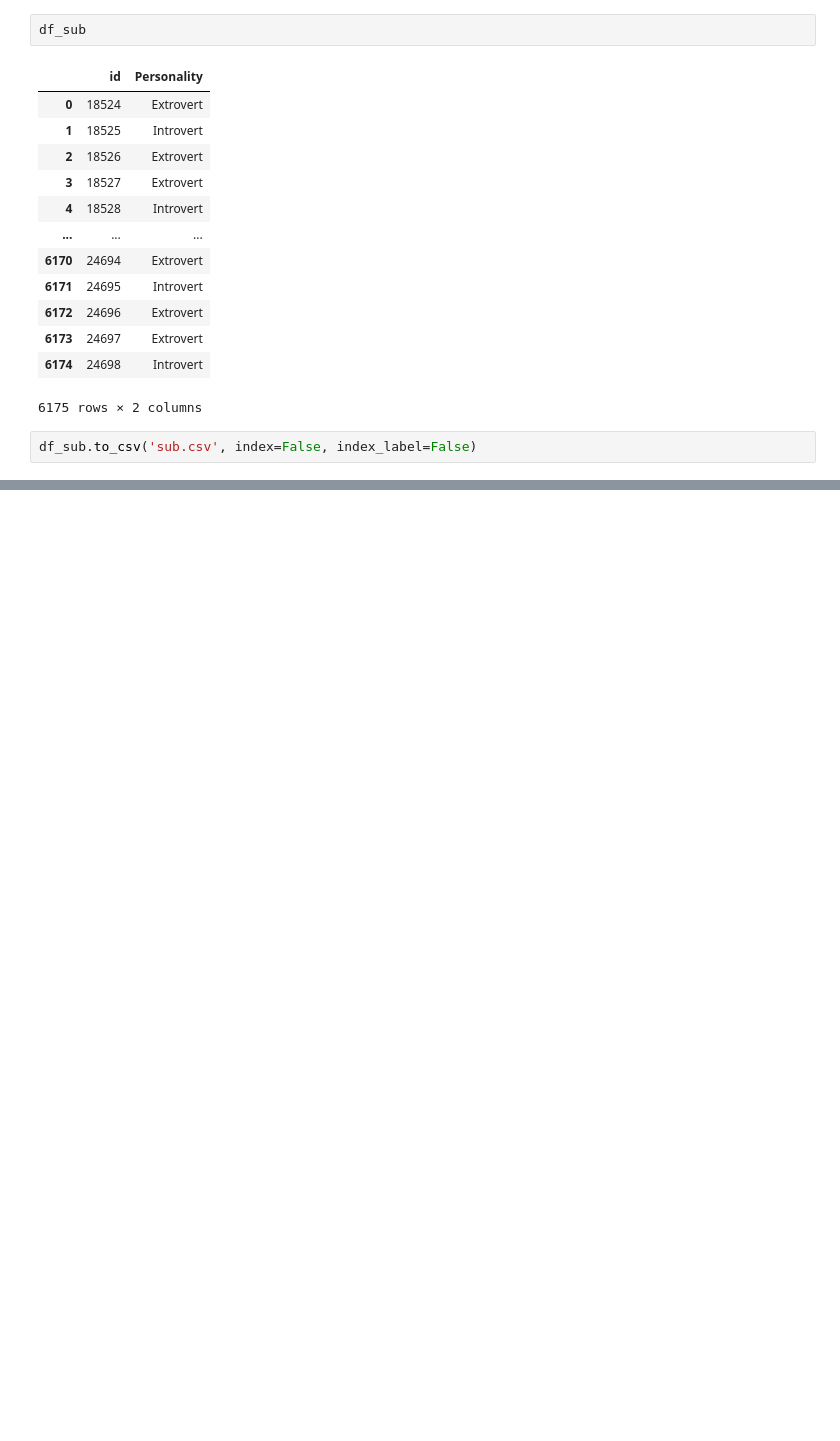
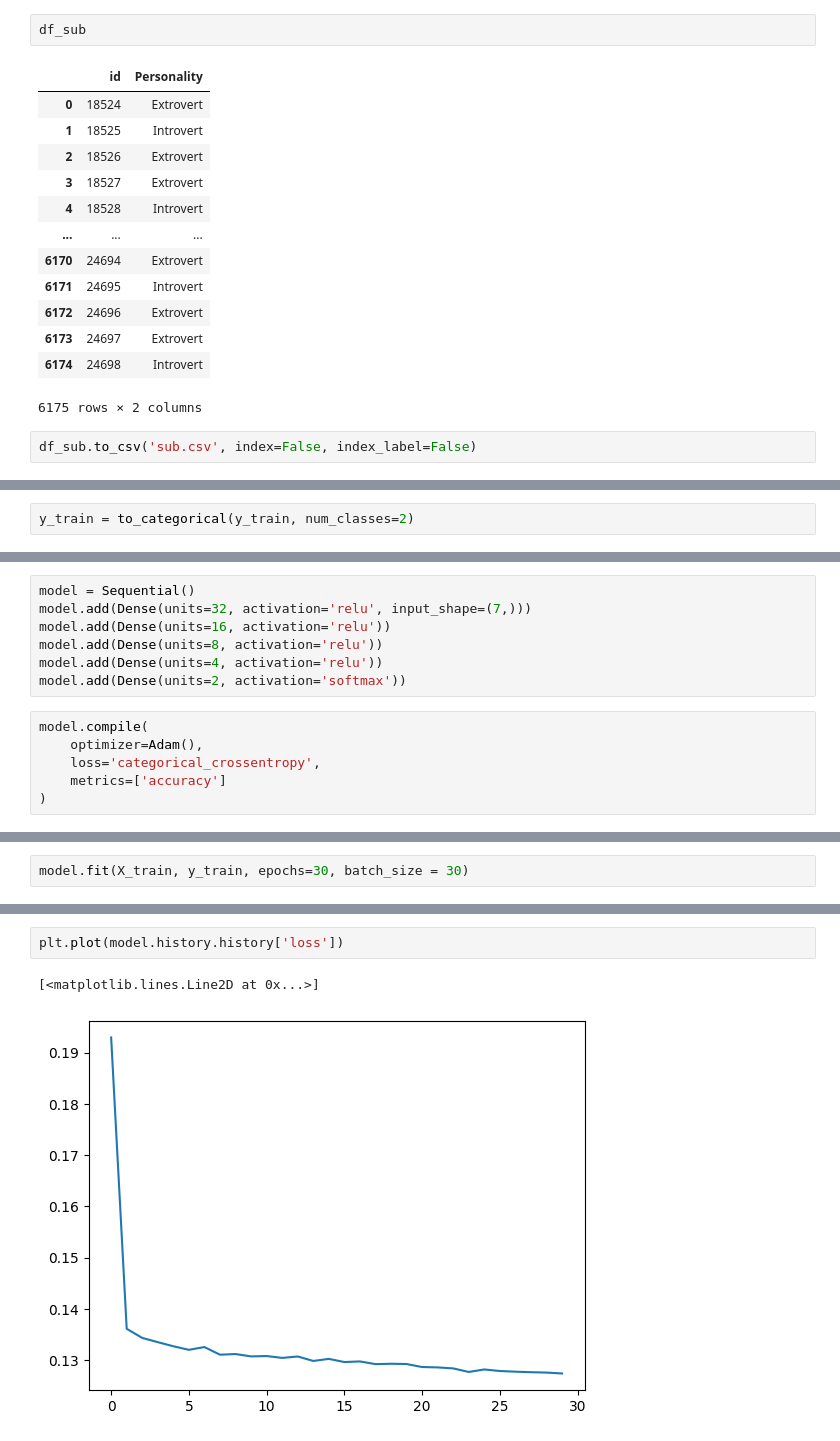
Before and after one commit to DavtianAnna/Introverts-from-the-Extrovert, a Jupyter notebook: Task.ipynb, the cells around one changed output, grey strips where cells are left out. Saved outputs shown, nothing was run; the diff lists cells and outputs as text; blank space fills up the shorter version.

```diff
--- a/Task.ipynb
+++ b/Task.ipynb
@@ -165,0 +186,2 @@ df_sub.to_csv('sub.csv', index=False, index_label=False)
+# %%
+y_train = to_categorical(y_train, num_classes=2)
@@ -165,0 +201,13 @@ df_sub.to_csv('sub.csv', index=False, index_label=False)
+# %%
+model = Sequential()
+model.add(Dense(units=32, activation='relu', input_shape=(7,)))
+model.add(Dense(units=16, activation='relu'))
+model.add(Dense(units=8, activation='relu'))
+model.add(Dense(units=4, activation='relu'))
+model.add(Dense(units=2, activation='softmax'))
+# %%
+model.compile(
+    optimizer=Adam(),
+    loss='categorical_crossentropy',
+    metrics=['accuracy']
+)
@@ -165,0 +234,2 @@ df_sub.to_csv('sub.csv', index=False, index_label=False)
+# %%
+model.fit(X_train, y_train, epochs=30, batch_size = 30)
@@ -165,0 +255,5 @@ df_sub.to_csv('sub.csv', index=False, index_label=False)
+# %%
+plt.plot(model.history.history['loss'])
+# %% [output]
+[<matplotlib.lines.Line2D at 0x...>]
+[figure, added]
```
Also changed, not shown: parts of 14 cells of this notebook.
